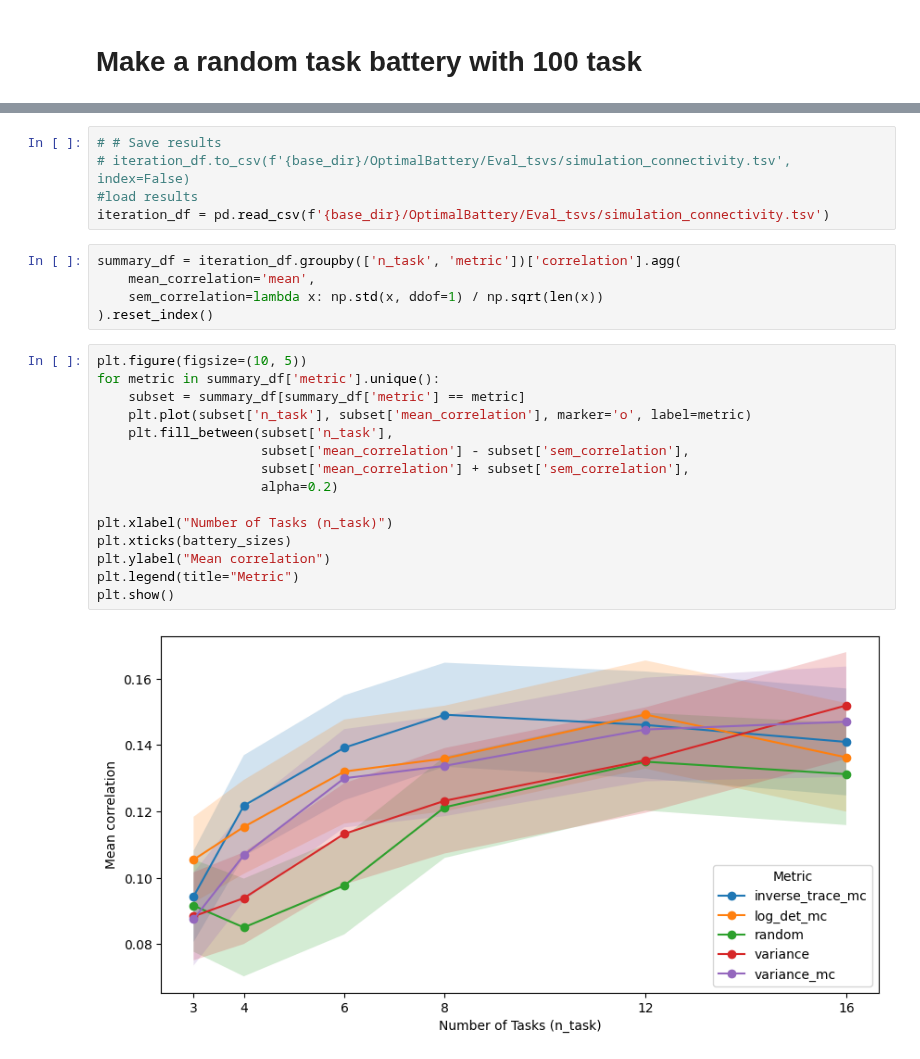
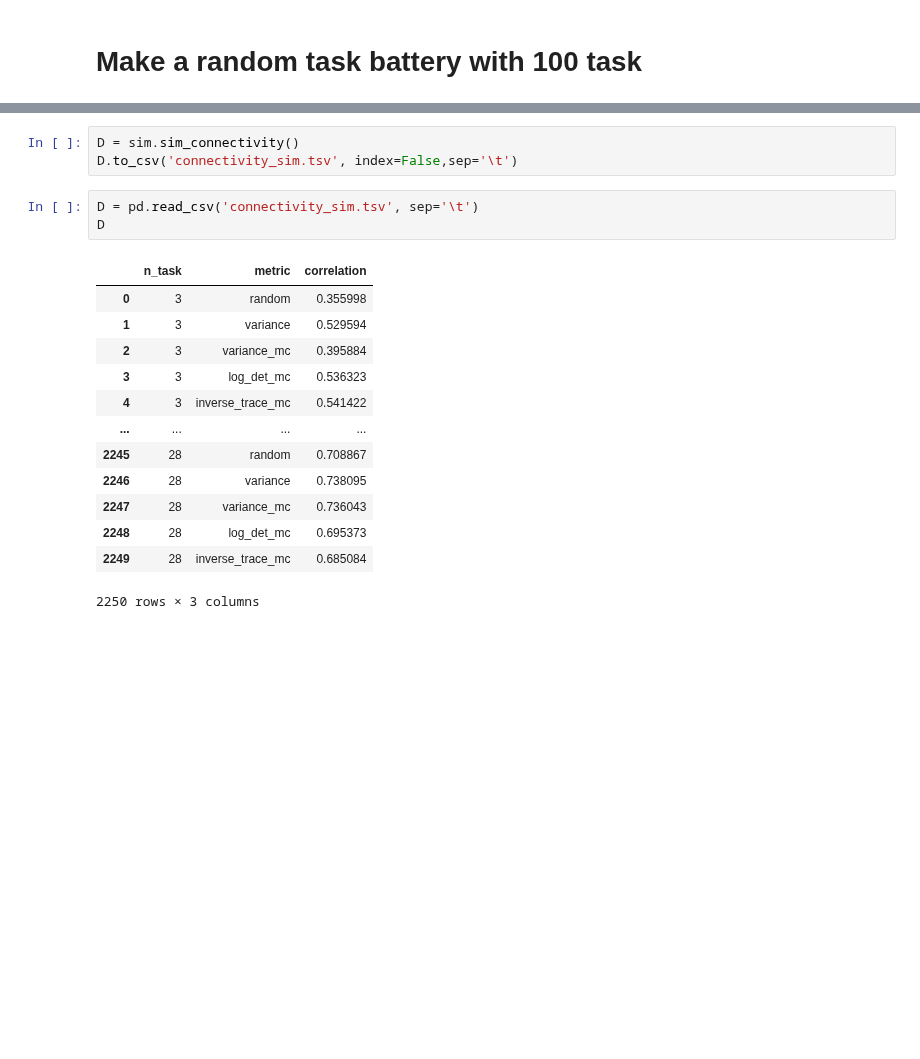
Before and after one commit to DiedrichsenLab/OptimalBattery, a Jupyter notebook: notebooks/7.sim_connectivity.ipynb, the cells around one changed output, grey strips where cells are left out. Drawn from its saved outputs; the diff is of its cells as text; blank space fills up the shorter version.

```diff
--- a/notebooks/7.sim_connectivity.ipynb
+++ b/notebooks/7.sim_connectivity.ipynb
@@ -71,27 +14,20 @@ Processing battery size: 16
-# %%
-# # Save results
-# iteration_df.to_csv(f'{base_dir}/OptimalBattery/Eval_tsvs/simulation_connectivity.tsv', index=False)
-#load results
-iteration_df = pd.read_csv(f'{base_dir}/OptimalBattery/Eval_tsvs/simulation_connectivity.tsv')
-# %%
-summary_df = iteration_df.groupby(['n_task', 'metric'])['correlation'].agg(
-    mean_correlation='mean',
-    sem_correlation=lambda x: np.std(x, ddof=1) / np.sqrt(len(x))
-).reset_index()
-# %%
-plt.figure(figsize=(10, 5))
-for metric in summary_df['metric'].unique():
-    subset = summary_df[summary_df['metric'] == metric]
-    plt.plot(subset['n_task'], subset['mean_correlation'], marker='o', label=metric)
-    plt.fill_between(subset['n_task'],
-                     subset['mean_correlation'] - subset['sem_correlation'],
-                     subset['mean_correlation'] + subset['sem_correlation'],
-                     alpha=0.2)
-
-plt.xlabel("Number of Tasks (n_task)")
-plt.xticks(battery_sizes)
-plt.ylabel("Mean correlation")
-plt.legend(title="Metric")
-plt.show()
-# %% [output]
-[figure, removed]
+# %%
+D = sim.sim_connectivity()
+D.to_csv('connectivity_sim.tsv', index=False,sep='\t')
+# %%
+D = pd.read_csv('connectivity_sim.tsv', sep='\t')
+D
+# %% [output]
+|  | n_task | metric | correlation |
+| 0 | 3 | random | 0.355998 |
+| 1 | 3 | variance | 0.529594 |
+| 2 | 3 | variance_mc | 0.395884 |
+| 3 | 3 | log_det_mc | 0.536323 |
+| 4 | 3 | inverse_trace_mc | 0.541422 |
+| ... | ... | ... | ... |
+| 2245 | 28 | random | 0.708867 |
+| 2246 | 28 | variance | 0.738095 |
+| 2247 | 28 | variance_mc | 0.736043 |
+| 2248 | 28 | log_det_mc | 0.695373 |
+| 2249 | 28 | inverse_trace_mc | 0.685084 |
+2250 rows × 3 columns
```
Also changed, not shown: parts of 6 cells of this notebook, 3 other files.
